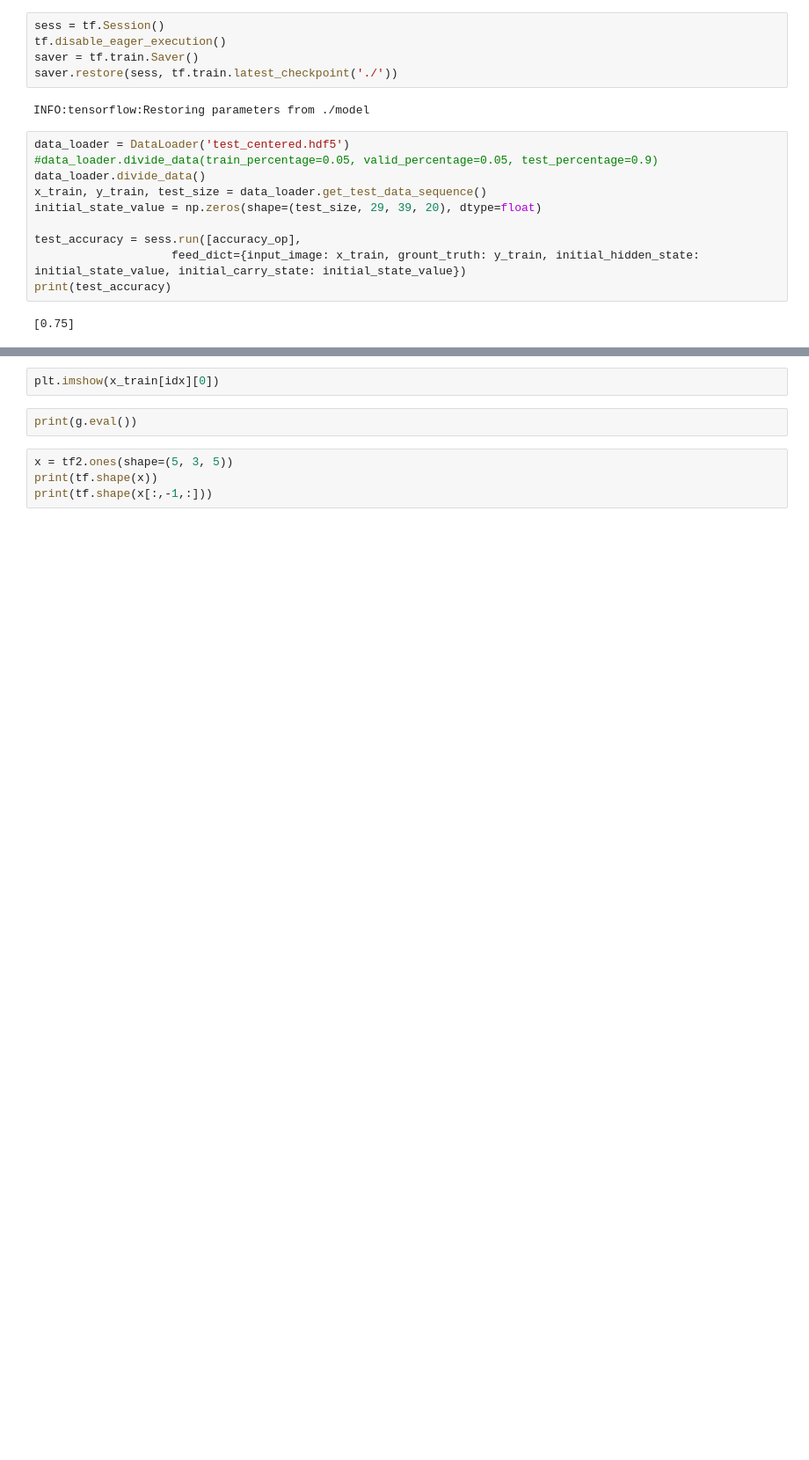
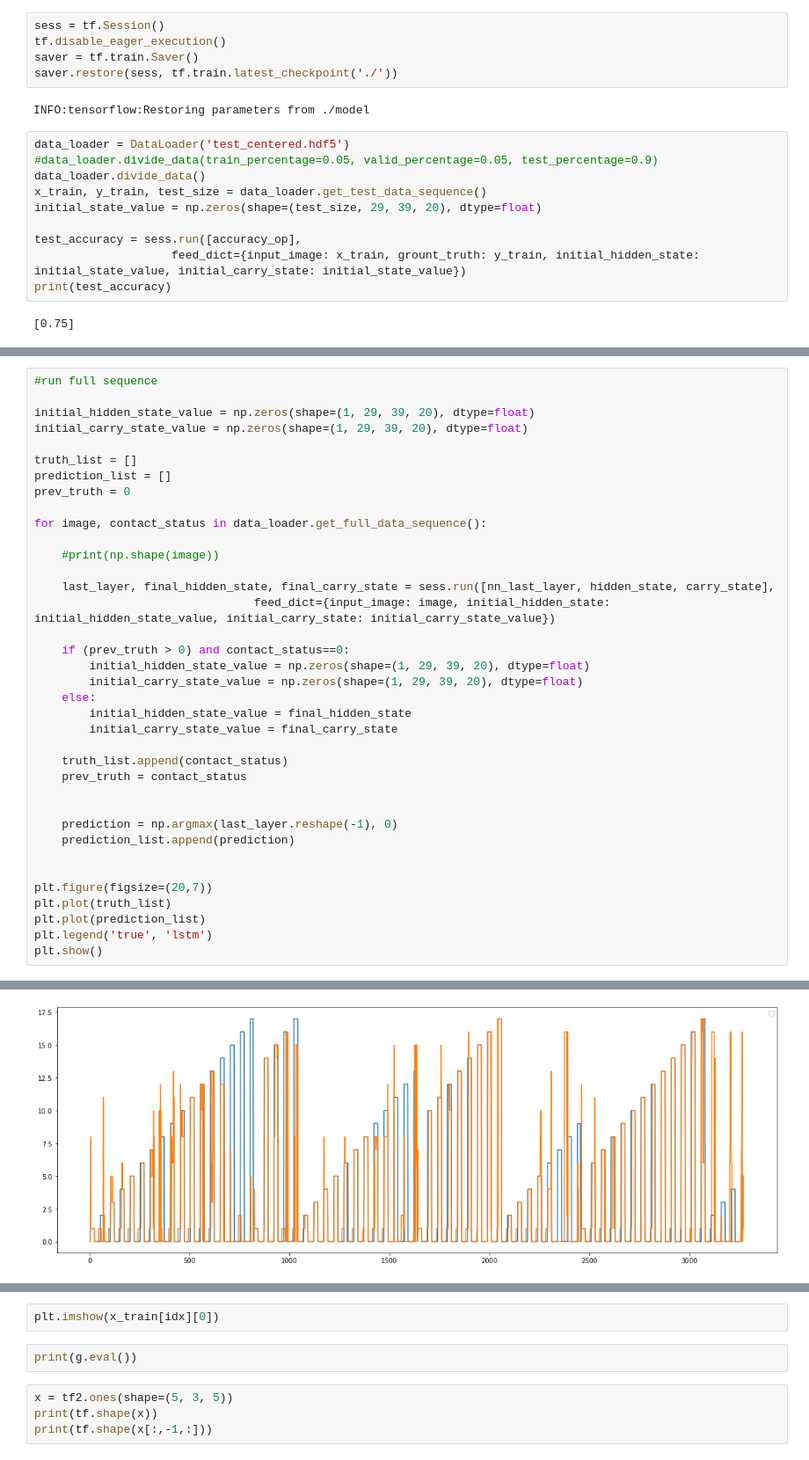
Before and after one commit to abdullaayyad96/DVSContactEstimation, a Jupyter notebook: FCNN_data.ipynb, the cells around one changed output, grey strips where cells are left out. Shown at 88% size. Drawn from its saved outputs; the diff is of its cells as text; blank space fills up the shorter version.

```diff
--- a/FCNN_data.ipynb
+++ b/FCNN_data.ipynb
@@ -177,0 +180,38 @@ See: https://matplotlib.org/users/legend_guide.html#creating-artists-specificall
+# %%
+#run full sequence
+
+initial_hidden_state_value = np.zeros(shape=(1, 29, 39, 20), dtype=float)
+initial_carry_state_value = np.zeros(shape=(1, 29, 39, 20), dtype=float)
+
+truth_list = []
+prediction_list = []
+prev_truth = 0
+
+for image, contact_status in data_loader.get_full_data_sequence():
+
+    #print(np.shape(image))
+
+    last_layer, final_hidden_state, final_carry_state = sess.run([nn_last_layer, hidden_state, carry_state],
+                                feed_dict={input_image: image, initial_hidden_state: initial_hidden_state_value, initial_carry_state: initial_carry_state_value})
+
+    if (prev_truth > 0) and contact_status==0:
+        initial_hidden_state_value = np.zeros(shape=(1, 29, 39, 20), dtype=float)
+        initial_carry_state_value = np.zeros(shape=(1, 29, 39, 20), dtype=float)
+    else:
+        initial_hidden_state_value = final_hidden_state
+        initial_carry_state_value = final_carry_state
+
+    truth_list.append(contact_status)
+    prev_truth = contact_status
+
+
+    prediction = np.argmax(last_layer.reshape(-1), 0)
+    prediction_list.append(prediction)
+
+
+plt.figure(figsize=(20,7))
+plt.plot(truth_list)
+plt.plot(prediction_list)
+plt.legend('true', 'lstm')
+plt.show()
+# %% [output]
@@ -177,0 +226 @@ See: https://matplotlib.org/users/legend_guide.html#creating-artists-specificall
+[figure, added]
```
Also changed, not shown: parts of 6 cells of this notebook, 2 other files.
